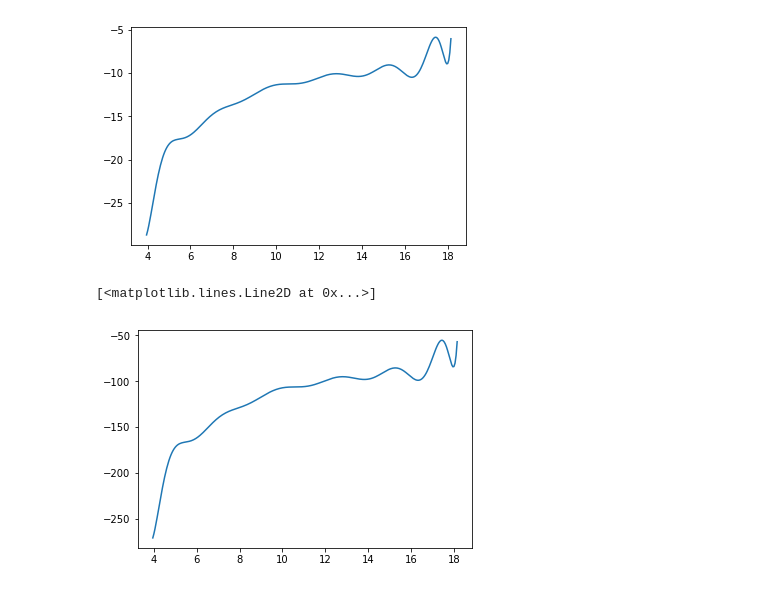
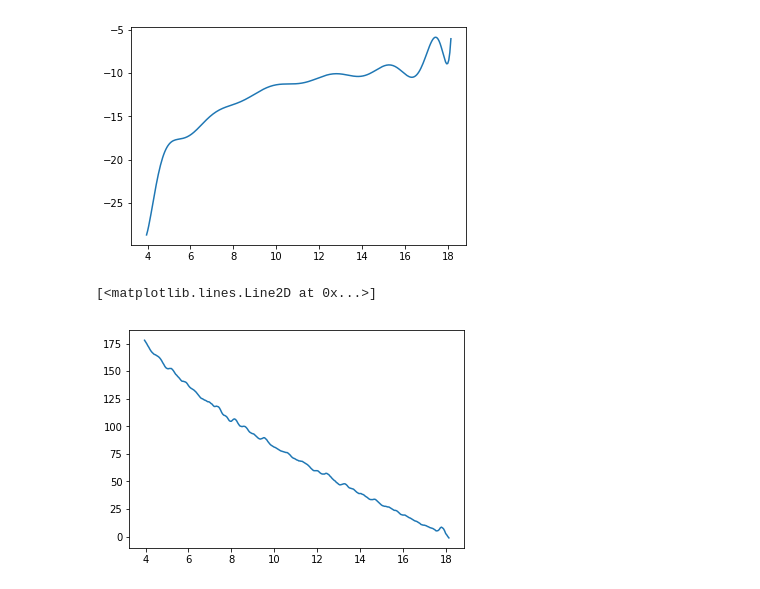
Before and after one commit to DuncanBark/Data_Analysis, a Jupyter notebook: OY2Altimeters.ipynb, the cells around one changed output. Saved outputs shown, nothing was run; the diff lists cells and outputs as text; code cells hidden in the pictures.

```diff
--- a/OY2Altimeters.ipynb
+++ b/OY2Altimeters.ipynb
@@ -188,6 +232,7 @@ plot(tCoast, vCoast)
 [figure]
 # %%
 acM = [x/3.2808 for x in accelCoast]
+vCoastM = [x/3.2808 for x in vCoast]
 # %%
 plot(tCoast, acM)
 # %% [output]
@@ -220,5 +266,5 @@ dragf = dragF(mass, p, tCoast)
 # %%
-plot(tCoast, dragf)
+plot(tCoast, vCoastM)
 # %% [output]
 [<matplotlib.lines.Line2D at 0x...>]
-[figure, old version]
+[figure, new version]
```
Also changed, not shown: parts of 13 cells of this notebook, 8 other files.
